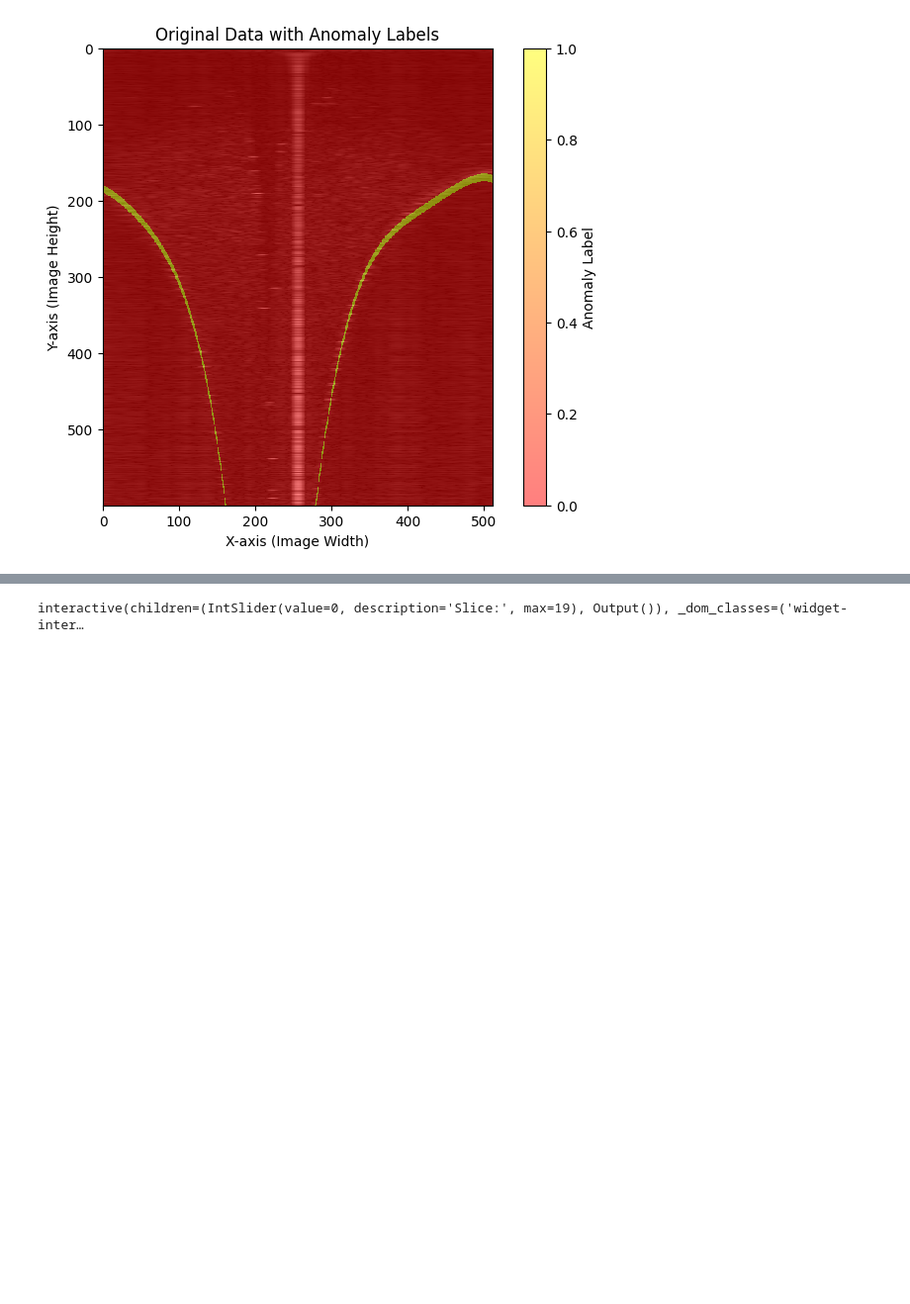
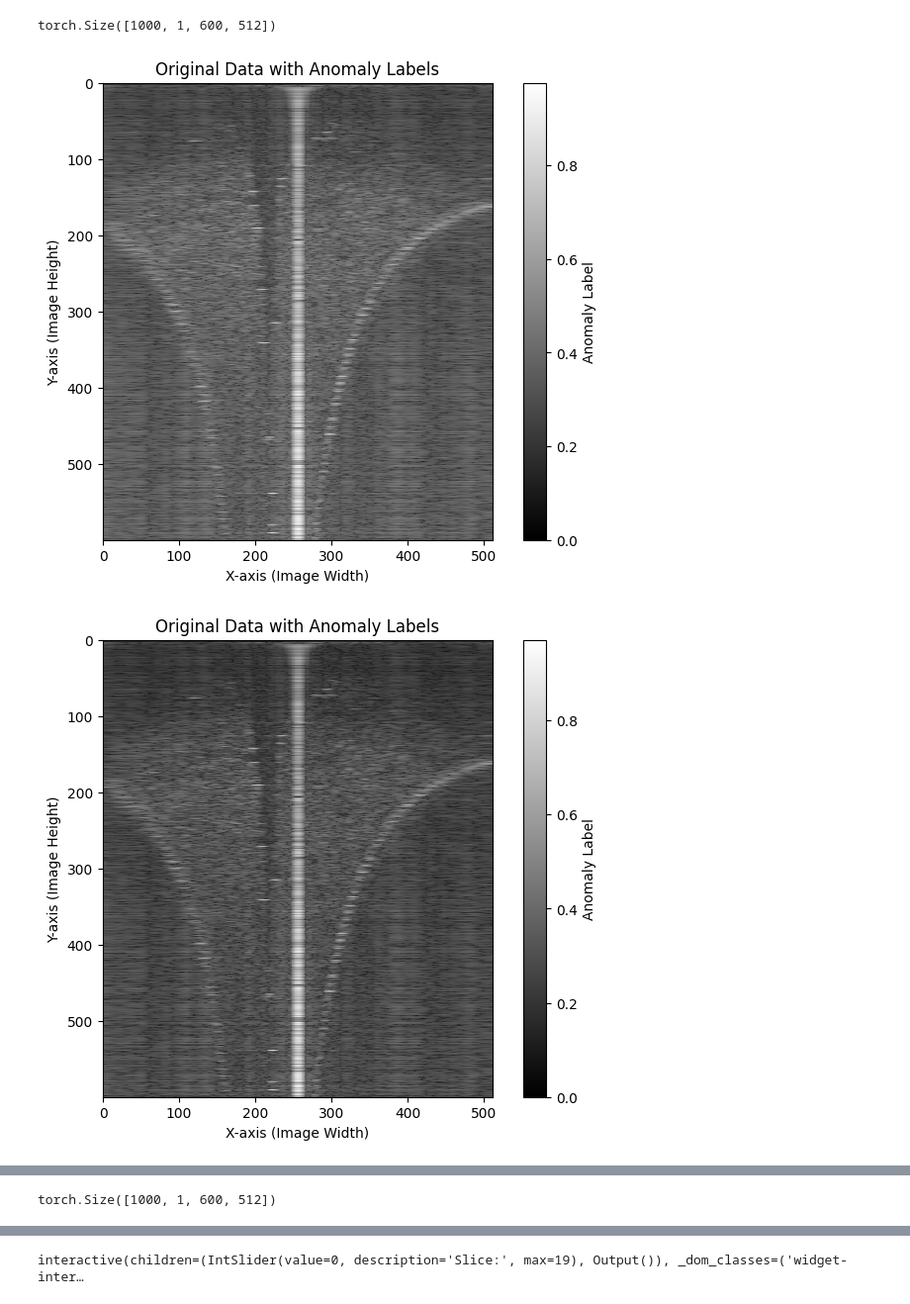
Before and after one commit to zczjyq/EchoKNN, a Jupyter notebook: KNN/KNN.ipynb, the cells around one changed output, grey strips where cells are left out. Shown at 99% size. Saved outputs shown, nothing was run; the diff lists cells and outputs as text; code cells hidden in the pictures; blank space fills up the shorter version.

```diff
--- a/KNN/KNN.ipynb
+++ b/KNN/KNN.ipynb
@@ -13,7 +13,7 @@ import time
 # 两条墙的四次多项式方程
 def right_wall(x):
     # 右侧墙的四次方程
-    return -(-5.241e-07 * x ** 4 + 0.0009059 * x ** 3 - 0.5874 * x ** 2 + 170 * x ** 1 - 1.82e+04 - 300) + 300
+     return 2.408e-07 *x**4 - 0.0004357 *x**3 + 0.2981 *x**2 - 91.88 *x + 1.099e+04
 
 
 def left_wall(x):
@@ -471,10 +476,11 @@ class ConvNet(nn.Module):
 # %%
 # Read and reshape image data
 file_path = "./data/go22-26m.dat"
 img_8bit_matrix = read_sonar_data(file_path)
 ans = reshape_img_matrix(img_8bit_matrix)  # ans为最后读出来的三维数组
-
-# 加载数据并生成标签
-ans_tensor, labels_tensor = prepare_data_and_labels(ans)
+ans_tensor, labels_tensor = prepare_data_and_labels(ans, show_labels=False)
+# new_ans_tensor, new_labels_tensor = prepare_data_and_labels(ans)
 # %% [output]
+torch.Size([1000, 1, 600, 512])
-[figure, old version]
+[figure, new version]
+[figure, added]
@@ -481,3 +495,7 @@ ans_tensor, labels_tensor = prepare_data_and_labels(ans)
+# %%
+ans_tensor.shape
+# %% [output]
+torch.Size([1000, 1, 600, 512])
 # %%
 # 初始化卷积网络
 conv_net = ConvNet()
```
Also changed, not shown: parts of 3 cells of this notebook, 2 other files.
